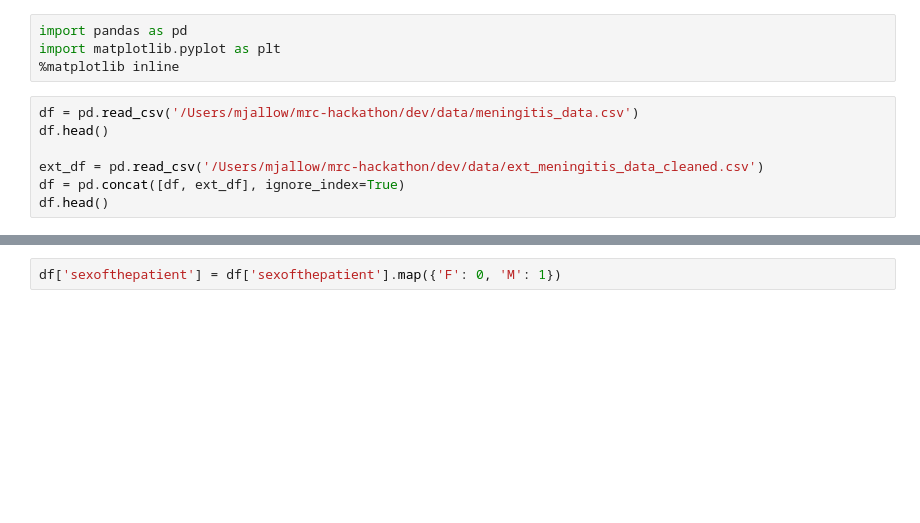
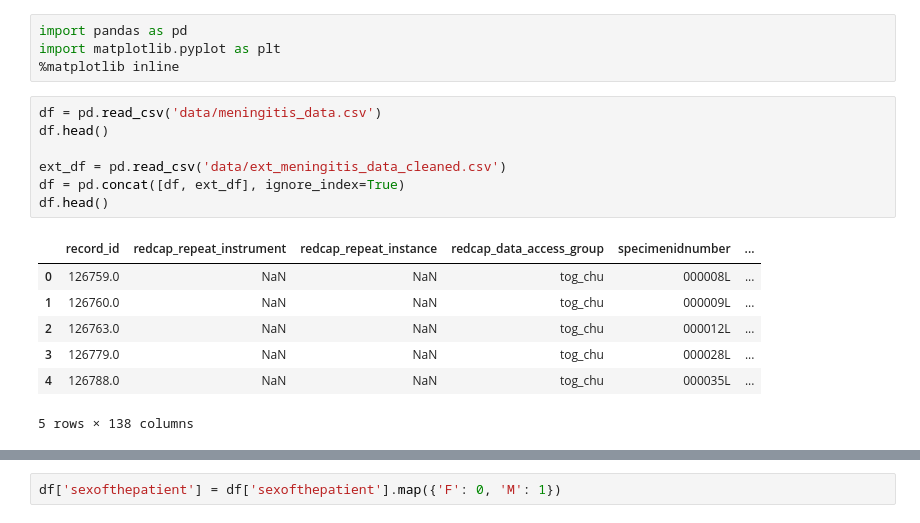
Before and after one commit to solomon344/mrc-hackathon, a Jupyter notebook: dev/model2.ipynb, the cells around one changed output, grey strips where cells are left out. Saved outputs shown, nothing was run; the diff lists cells and outputs as text; blank space fills up the shorter version.

```diff
--- a/dev/model2.ipynb
+++ b/dev/model2.ipynb
@@ -3,12 +3,20 @@ import pandas as pd
 import matplotlib.pyplot as plt
 %matplotlib inline
 # %%
-df = pd.read_csv('/Users/mjallow/mrc-hackathon/dev/data/meningitis_data.csv')
+df = pd.read_csv('data/meningitis_data.csv')
 df.head()
 
-ext_df = pd.read_csv('/Users/mjallow/mrc-hackathon/dev/data/ext_meningitis_data_cleaned.csv')
+ext_df = pd.read_csv('data/ext_meningitis_data_cleaned.csv')
 df = pd.concat([df, ext_df], ignore_index=True)
 df.head()
+# %% [output]
+|  | record_id | redcap_repeat_instrument | redcap_repeat_instance | redcap_data_access_group | specimenidnumber | ... |
+| 0 | 126759.0 | NaN | NaN | tog_chu | 000008L | ... |
+| 1 | 126760.0 | NaN | NaN | tog_chu | 000009L | ... |
+| 2 | 126763.0 | NaN | NaN | tog_chu | 000012L | ... |
+| 3 | 126779.0 | NaN | NaN | tog_chu | 000028L | ... |
+| 4 | 126788.0 | NaN | NaN | tog_chu | 000035L | ... |
+5 rows × 138 columns
 # %%
 selected_columns = [
     'age',                      # Patient age
```
Also changed, not shown: parts of 20 cells of this notebook, 1 other file.
